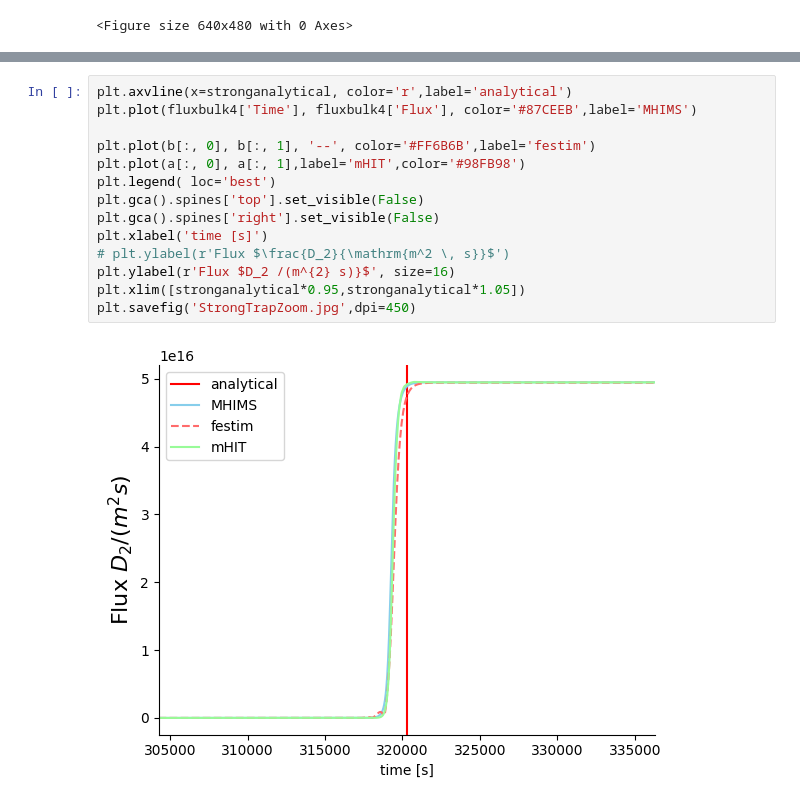
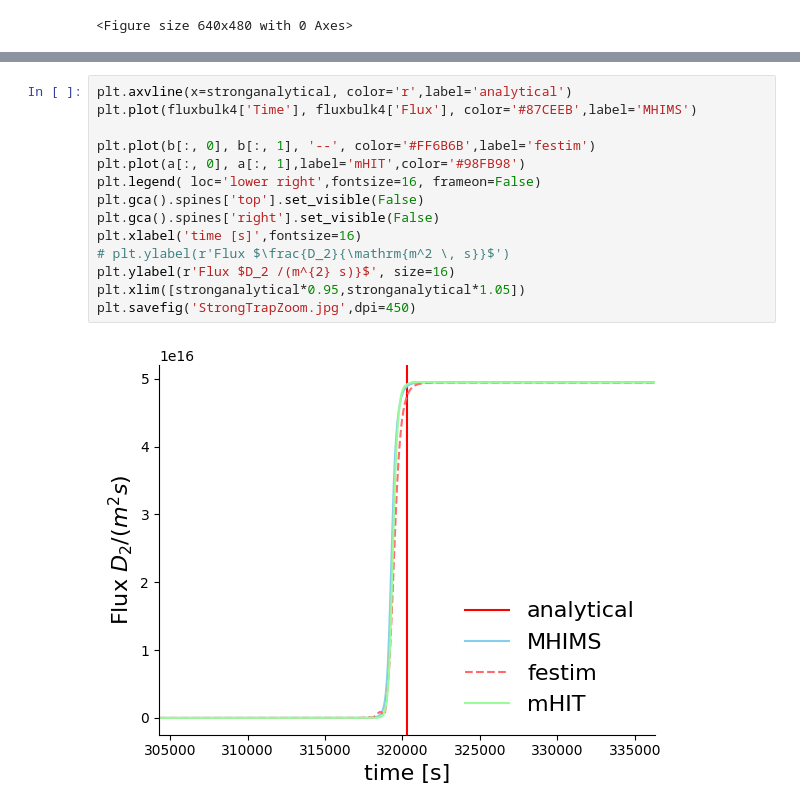
Before and after one commit to gabriele-ferrero/Titans_TT_codecomparison, a Jupyter notebook: graph scripts and results/Strong Trap/StrongTrapPlot.ipynb, the cells around one changed output, grey strips where cells are left out. Cells and saved outputs as stored; diff of their text form.

Commit message:
Frameon=False and fontsize

```diff
--- a/graph scripts and results/Strong Trap/StrongTrapPlot.ipynb
+++ b/graph scripts and results/Strong Trap/StrongTrapPlot.ipynb
@@ -93,16 +93,16 @@ plt.savefig('StrongTrap.jpg',dpi=450)
 # %%
 plt.axvline(x=stronganalytical, color='r',label='analytical')
 plt.plot(fluxbulk4['Time'], fluxbulk4['Flux'], color='#87CEEB',label='MHIMS')
 
 plt.plot(b[:, 0], b[:, 1], '--', color='#FF6B6B',label='festim')
 plt.plot(a[:, 0], a[:, 1],label='mHIT',color='#98FB98')
-plt.legend( loc='best')
+plt.legend( loc='lower right',fontsize=16, frameon=False)
 plt.gca().spines['top'].set_visible(False)
 plt.gca().spines['right'].set_visible(False)
-plt.xlabel('time [s]')
+plt.xlabel('time [s]',fontsize=16)
 # plt.ylabel(r'Flux $\frac{D_2}{\mathrm{m^2 \, s}}$')
 plt.ylabel(r'Flux $D_2 /(m^{2} s)}$', size=16)
 plt.xlim([stronganalytical*0.95,stronganalytical*1.05])
 plt.savefig('StrongTrapZoom.jpg',dpi=450)
 # %% [output]
-[figure, old version]
+[figure, new version]
```
Also changed, not shown: parts of 2 cells of this notebook, 8 other files.
